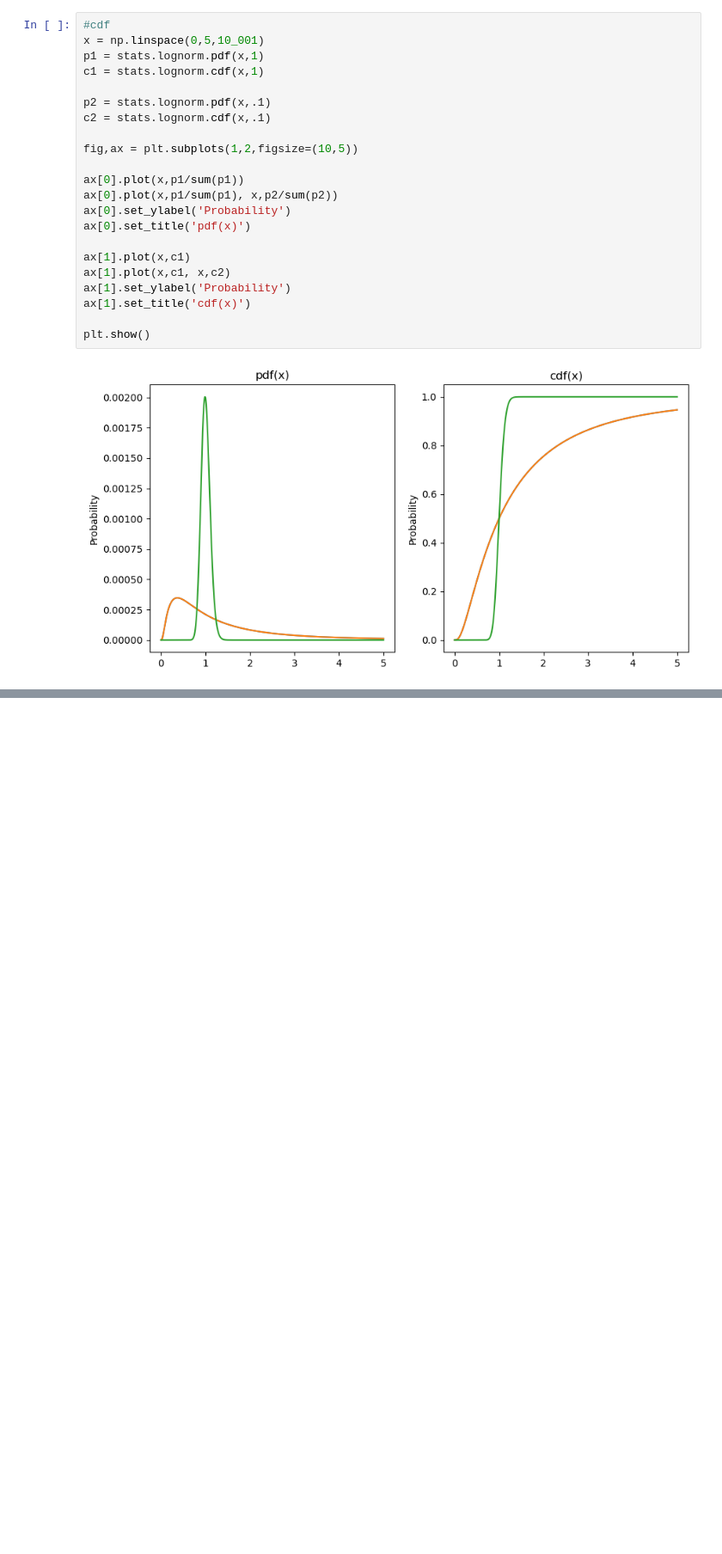
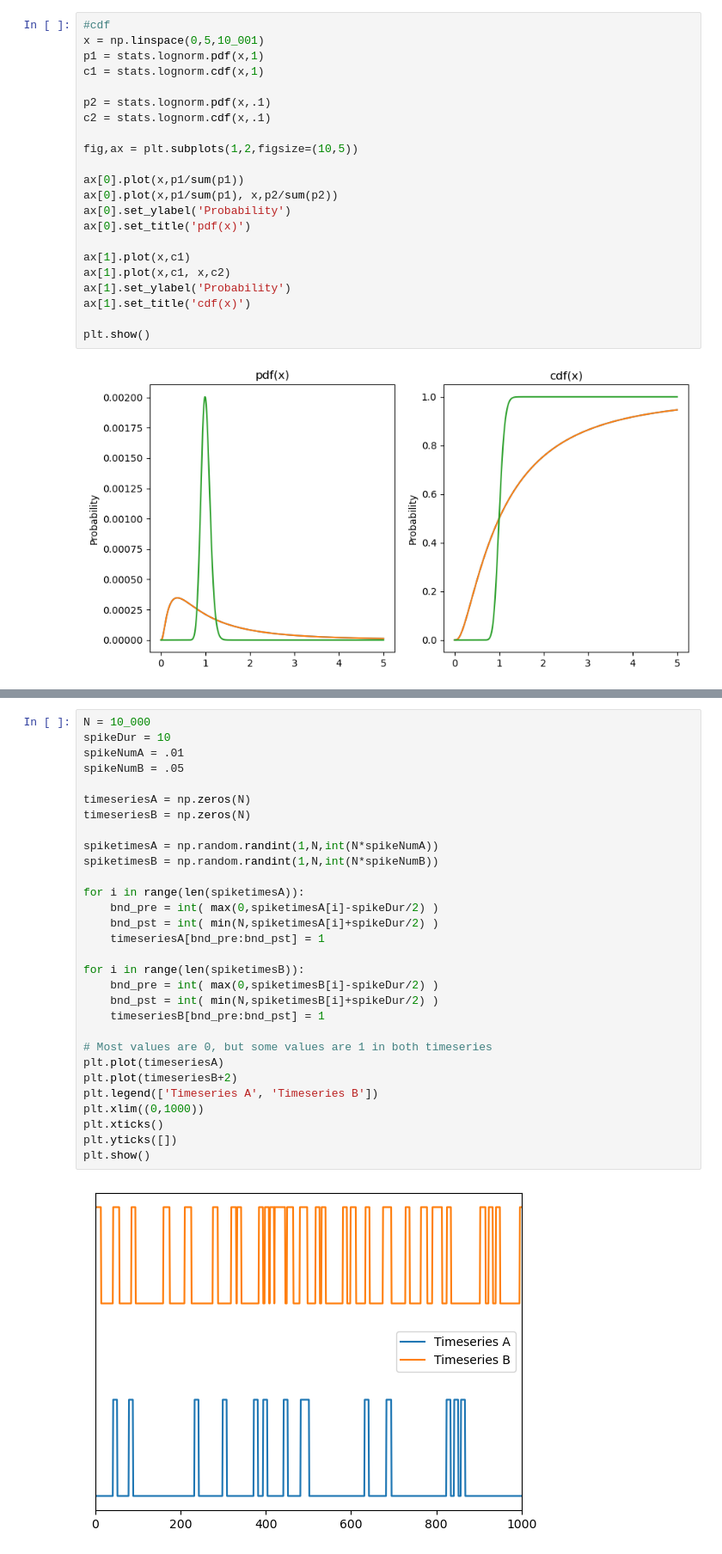
Before and after one commit to szalai-istvan/python-machine-learning, a Jupyter notebook: 03_statistics-and-machine-learning/04_probability-theory/probability.ipynb, the cells around one changed output, grey strips where cells are left out. Shown: that part at 86% size. Saved outputs shown, nothing was run; the diff lists cells and outputs as text; blank space fills up the shorter version.

```diff
--- a/03_statistics-and-machine-learning/04_probability-theory/probability.ipynb
+++ b/03_statistics-and-machine-learning/04_probability-theory/probability.ipynb
@@ -158,0 +173,32 @@ np.mean(means) # mean of the means
+# %%
+N = 10_000
+spikeDur = 10
+spikeNumA = .01
+spikeNumB = .05
+
+timeseriesA = np.zeros(N)
+timeseriesB = np.zeros(N)
+
+spiketimesA = np.random.randint(1,N,int(N*spikeNumA))
+spiketimesB = np.random.randint(1,N,int(N*spikeNumB))
+
+for i in range(len(spiketimesA)):
+    bnd_pre = int( max(0,spiketimesA[i]-spikeDur/2) )
+    bnd_pst = int( min(N,spiketimesA[i]+spikeDur/2) )
+    timeseriesA[bnd_pre:bnd_pst] = 1
+
+for i in range(len(spiketimesB)):
+    bnd_pre = int( max(0,spiketimesB[i]-spikeDur/2) )
+    bnd_pst = int( min(N,spiketimesB[i]+spikeDur/2) )
+    timeseriesB[bnd_pre:bnd_pst] = 1
+
+# Most values are 0, but some values are 1 in both timeseries
+plt.plot(timeseriesA)
+plt.plot(timeseriesB+2)
+plt.legend(['Timeseries A', 'Timeseries B'])
+plt.xlim((0,1000))
+plt.xticks()
+plt.yticks([])
+plt.show()
+# %% [output]
+[figure, added]
```
Also changed, not shown: parts of 16 cells of this notebook.
